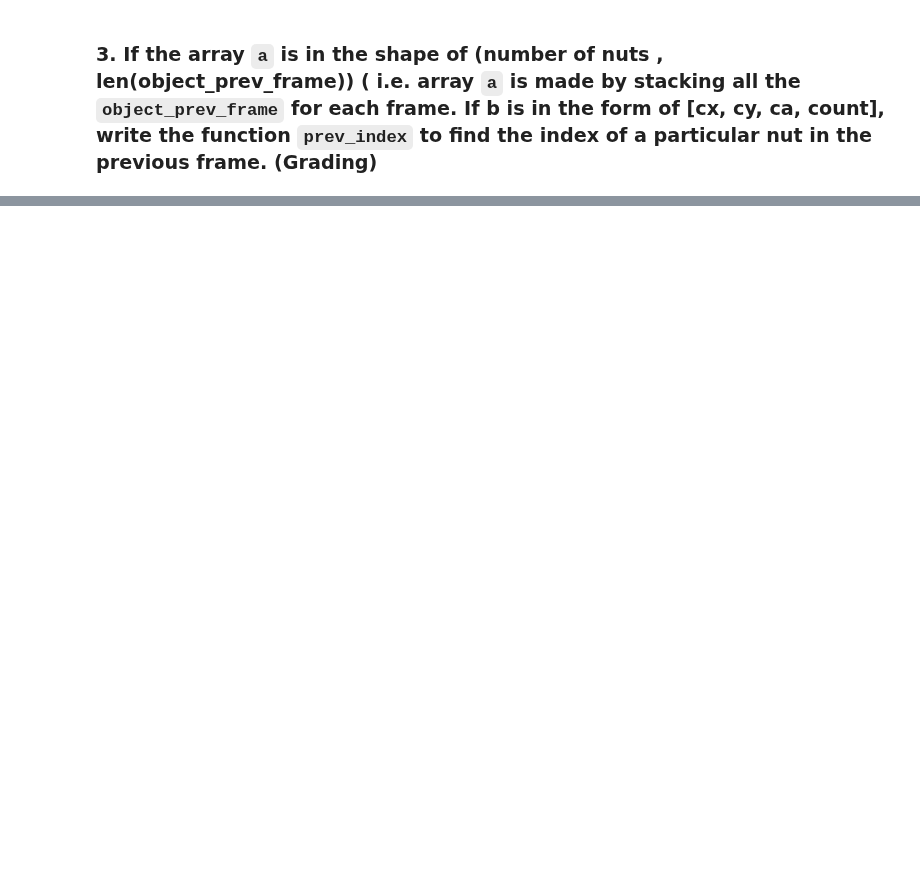
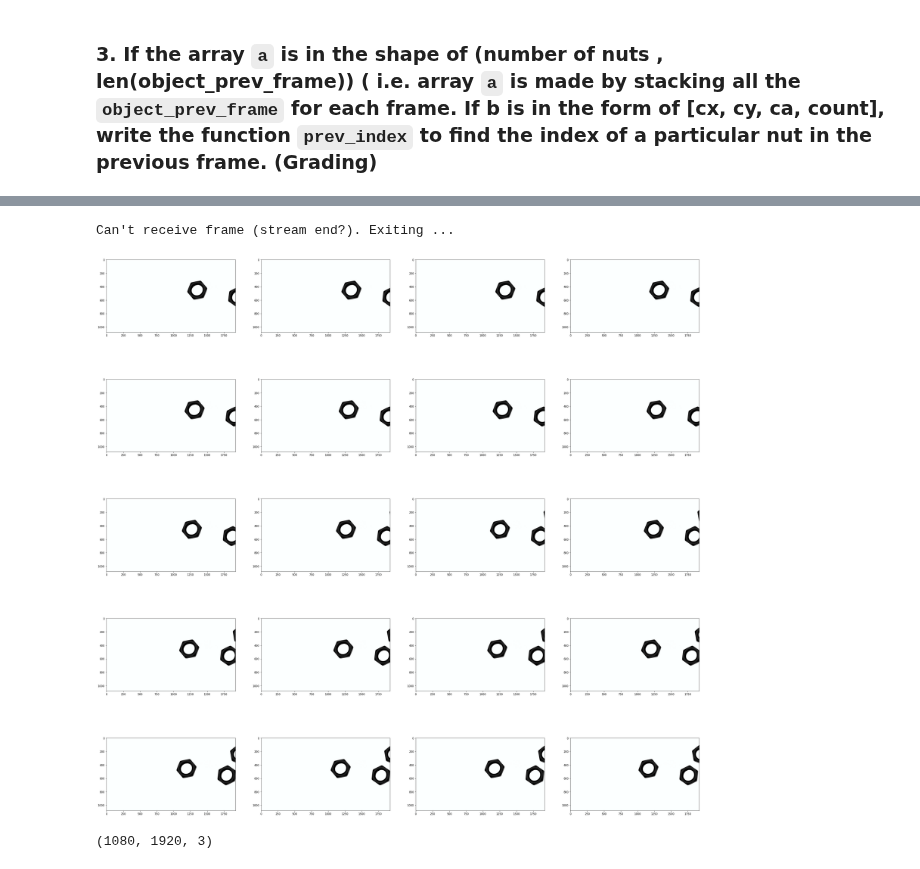
Before and after one commit to bimalka98/Computer-Vision-and-Image-Processing, a Jupyter notebook: EN2550Assignments/A5/180631j_en2550_a05.ipynb, the cells around one changed output, grey strips where cells are left out. Cells and saved outputs as stored; diff of their text form; code cells hidden in the pictures; blank space fills up the shorter version.

Commit message:
Implemented code to detect hexagonal nuts in moving convey

```diff
--- a/EN2550Assignments/A5/180631j_en2550_a05.ipynb
+++ b/EN2550Assignments/A5/180631j_en2550_a05.ipynb
@@ -301,14 +325 @@ assert prev_index(a,b,delta,i) == 1, " Check the function "
 You can use following code snippet load and access each frame of a video
-# %%
-cap = cv.VideoCapture('conveyor_many_frame.mp4') # give the correct path here
-while cap.isOpened():
-    ret, frame = cap.read()
-    if not ret:
-        print("Can't receive frame (stream end?). Exiting ...")
-        break
-    cv2_imshow(frame)
-    if cv.waitKey(1) == ord('q'):
-        break
-
-cap.release()
-cv.destroyAllWindows()
@@ -345,0 +326,28 @@ can use 500 as the threshold. You can set the matching threshold to be
+# %%
+frames = []
+
+cap = cv.VideoCapture('conveyor_with_rotation.mp4') # give the correct path here
+while cap.isOpened():
+    ret, frame = cap.read()
+    if not ret:
+        print("Can't receive frame (stream end?). Exiting ...")
+        break
+    frames.append(frame)
+    cv.imshow("Frame", frame)
+    if cv.waitKey(1) == ord('q'):
+        break
+
+cap.release()
+cv.destroyAllWindows()
+# %% [output]
+Can't receive frame (stream end?). Exiting ...
+# %%
+plt.figure(figsize=(40,40))
+for i in range(20):
+    plt.subplot(5,4,i+1)
+    plt.imshow(frames[20 +i])
+plt.show()
+print(frames[0].shape)
+# %% [output]
+[figure, added]
+(1080, 1920, 3)
```
Also changed, not shown: parts of 14 cells of this notebook.
